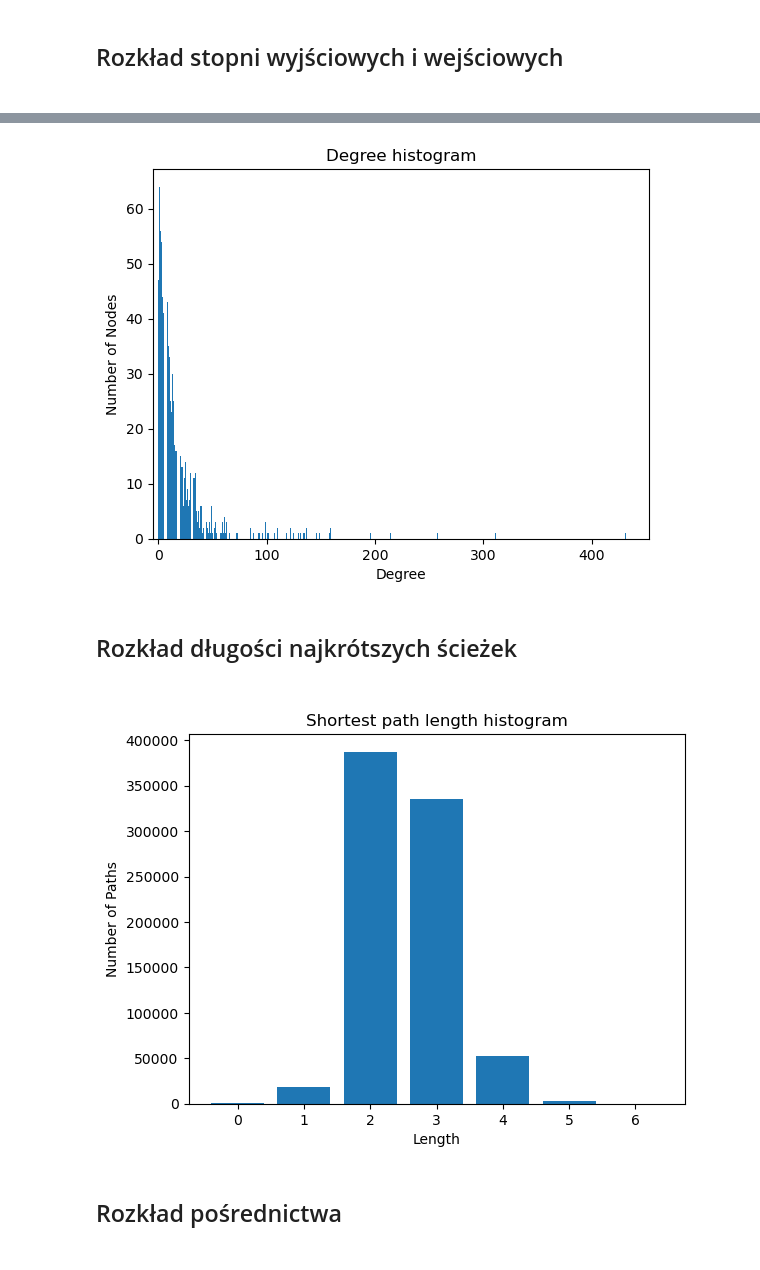
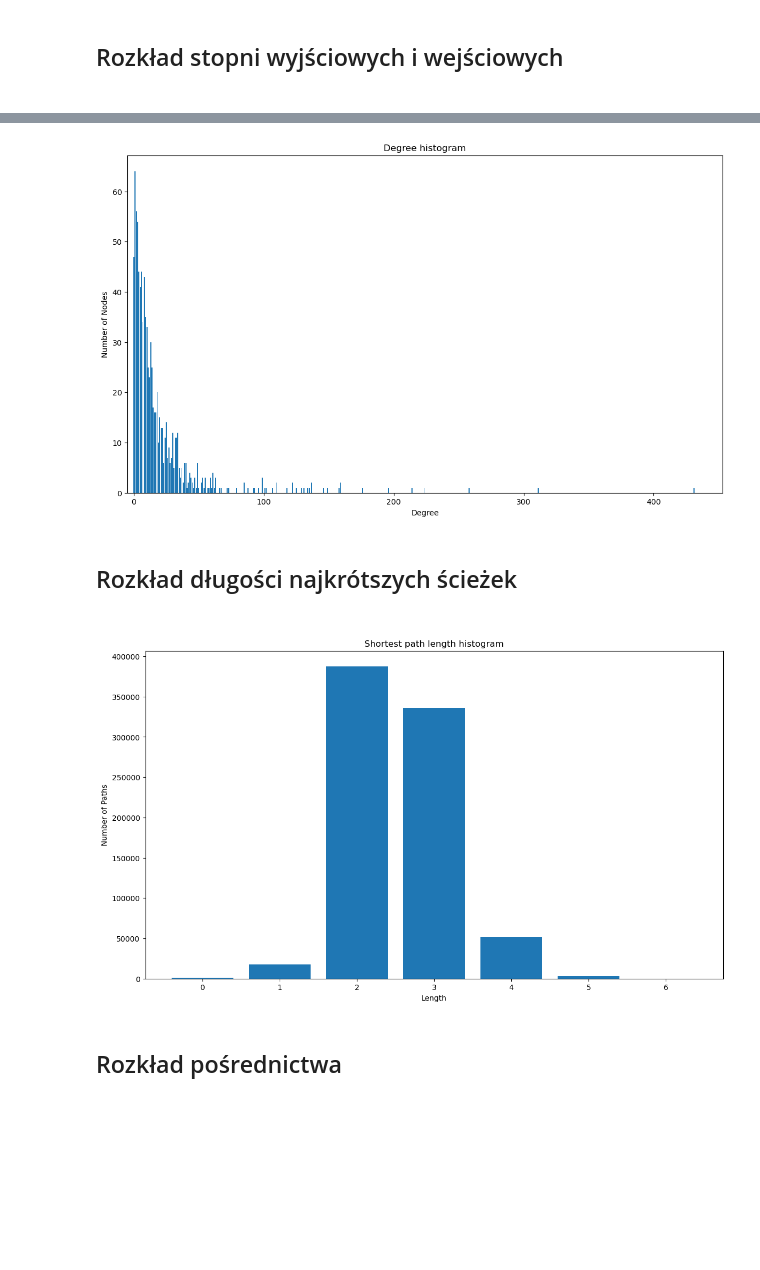
Before and after one commit to Yorlock/AIESS, a Jupyter notebook: Twitch-graph analysis.ipynb, the cells around one changed output, grey strips where cells are left out. Saved outputs shown, nothing was run; the diff lists cells and outputs as text; code cells hidden in the pictures; blank space fills up the shorter version.

Commit message:
Increased plots

```diff
--- a/Twitch-graph analysis.ipynb
+++ b/Twitch-graph analysis.ipynb
@@ -77,12 +69,13 @@ plt.show()
 # %%
+plt.figure(figsize=(14, 8))
 plt.bar(*np.unique(degree_sequence, return_counts=True))
 plt.title("Degree histogram")
 plt.xlabel("Degree")
 plt.ylabel("Number of Nodes")
 plt.xlim(-5,)
 plt.show()
 # %% [output]
-[figure, old version]
+[figure, new version]
 # %% [markdown]
 <h2>Rozkład długości najkrótszych ścieżek<h2>
 # %%
@@ -90,13 +83,14 @@ p = dict(nx.shortest_path_length(twitch_graph))
 p_df = pd.json_normalize(p, sep='_')
 p_flat = p_df.to_dict(orient='records')[0]
 # %%
+plt.figure(figsize=(14, 8))
 plt.bar(*np.unique(list(p_flat.values()), return_counts=True))
 plt.title("Shortest path length histogram")
 plt.xlabel("Length")
 plt.ylabel("Number of Paths")
 plt.show()
 # %% [output]
-[figure, old version]
+[figure, new version]
 # %% [markdown]
 <h2>Rozkład pośrednictwa<h2>
 # %%
```
Also changed, not shown: parts of 8 cells of this notebook.
